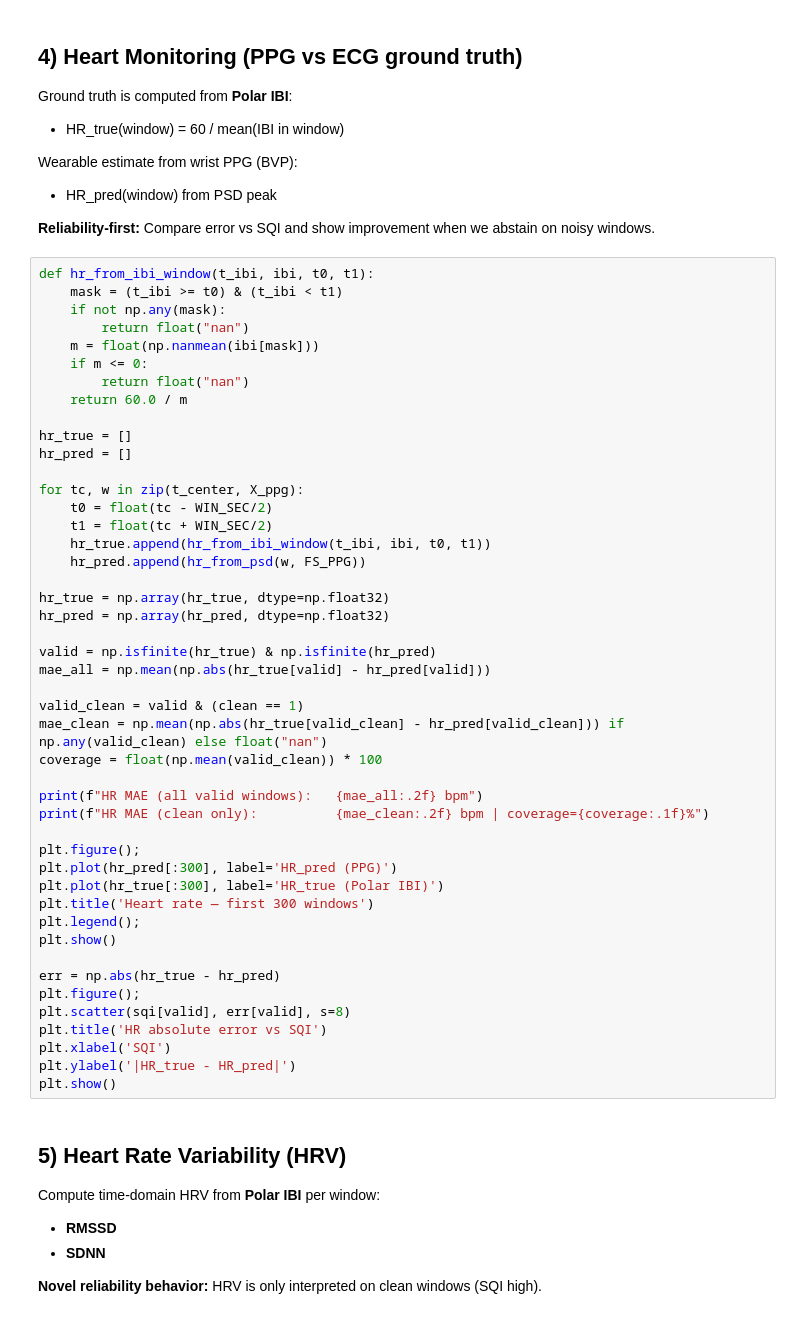
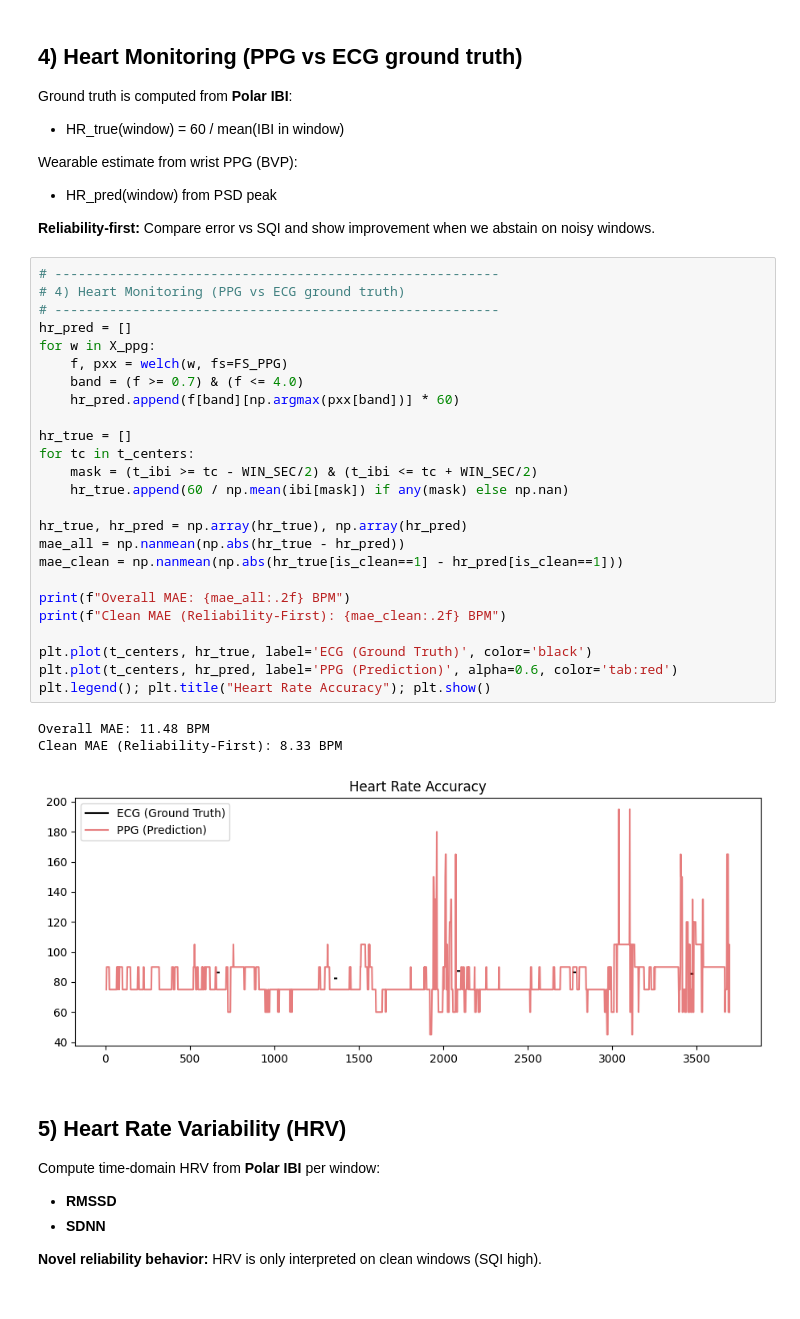
Before and after one commit to charanreddy2406/GalaxyPPG_Fitbit_analysis, a Jupyter notebook: galaxyppg_fitbit_style_analysis.ipynb, the cells around one changed output. Drawn from its saved outputs; the diff is of its cells as text.

```diff
--- a/galaxyppg_fitbit_style_analysis.ipynb
+++ b/galaxyppg_fitbit_style_analysis.ipynb
@@ -276,52 +241,35 @@ Wearable estimate from wrist PPG (BVP):
 - HR_pred(window) from PSD peak
 
 **Reliability-first:** Compare error vs SQI and show improvement when we abstain on noisy windows.
-# %%
-def hr_from_ibi_window(t_ibi, ibi, t0, t1):
-    mask = (t_ibi >= t0) & (t_ibi < t1)
-    if not np.any(mask):
-        return float("nan")
-    m = float(np.nanmean(ibi[mask]))
-    if m <= 0:
-        return float("nan")
-    return 60.0 / m
-
-hr_true = []
-hr_pred = []
-
-for tc, w in zip(t_center, X_ppg):
-    t0 = float(tc - WIN_SEC/2)
-    t1 = float(tc + WIN_SEC/2)
-    hr_true.append(hr_from_ibi_window(t_ibi, ibi, t0, t1))
-    hr_pred.append(hr_from_psd(w, FS_PPG))
-
-hr_true = np.array(hr_true, dtype=np.float32)
-hr_pred = np.array(hr_pred, dtype=np.float32)
-
-valid = np.isfinite(hr_true) & np.isfinite(hr_pred)
-mae_all = np.mean(np.abs(hr_true[valid] - hr_pred[valid]))
-
-valid_clean = valid & (clean == 1)
-mae_clean = np.mean(np.abs(hr_true[valid_clean] - hr_pred[valid_clean])) if np.any(valid_clean) else float("nan")
-coverage = float(np.mean(valid_clean)) * 100
-
-print(f"HR MAE (all valid windows):   {mae_all:.2f} bpm")
-print(f"HR MAE (clean only):          {mae_clean:.2f} bpm | coverage={coverage:.1f}%")
-
-plt.figure();
-plt.plot(hr_pred[:300], label='HR_pred (PPG)')
-plt.plot(hr_true[:300], label='HR_true (Polar IBI)')
-plt.title('Heart rate — first 300 windows')
-plt.legend();
-plt.show()
-
-err = np.abs(hr_true - hr_pred)
-plt.figure();
-plt.scatter(sqi[valid], err[valid], s=8)
-plt.title('HR absolute error vs SQI')
-plt.xlabel('SQI')
-plt.ylabel('|HR_true - HR_pred|')
-plt.show()
+# %%
+# ---------------------------------------------------------
+# 4) Heart Monitoring (PPG vs ECG ground truth)
+# ---------------------------------------------------------
+hr_pred = []
+for w in X_ppg:
+    f, pxx = welch(w, fs=FS_PPG)
+    band = (f >= 0.7) & (f <= 4.0)
+    hr_pred.append(f[band][np.argmax(pxx[band])] * 60)
+
+hr_true = []
+for tc in t_centers:
+    mask = (t_ibi >= tc - WIN_SEC/2) & (t_ibi <= tc + WIN_SEC/2)
+    hr_true.append(60 / np.mean(ibi[mask]) if any(mask) else np.nan)
+
+hr_true, hr_pred = np.array(hr_true), np.array(hr_pred)
+mae_all = np.nanmean(np.abs(hr_true - hr_pred))
+mae_clean = np.nanmean(np.abs(hr_true[is_clean==1] - hr_pred[is_clean==1]))
+
+print(f"Overall MAE: {mae_all:.2f} BPM")
+print(f"Clean MAE (Reliability-First): {mae_clean:.2f} BPM")
+
+plt.plot(t_centers, hr_true, label='ECG (Ground Truth)', color='black')
+plt.plot(t_centers, hr_pred, label='PPG (Prediction)', alpha=0.6, color='tab:red')
+plt.legend(); plt.title("Heart Rate Accuracy"); plt.show()
+# %% [output]
+Overall MAE: 11.48 BPM
+Clean MAE (Reliability-First): 8.33 BPM
+[figure, added]
 # %% [markdown]
 ## 5) Heart Rate Variability (HRV)
 
```
Also changed, not shown: parts of 14 cells of this notebook, 2 other files.
